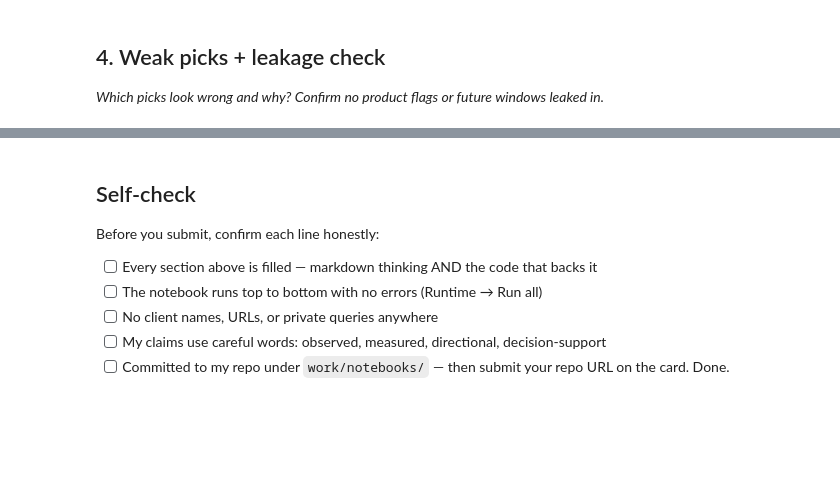
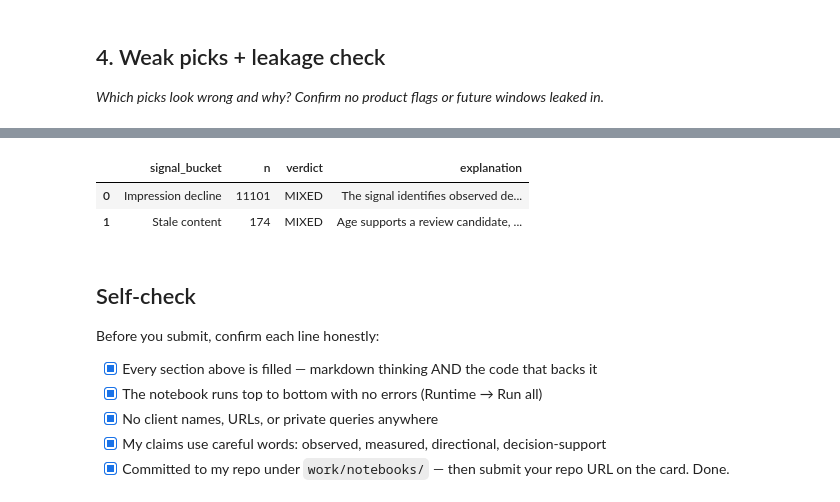
Before and after one commit to Pallavibt/flyrank-ml-internship, a Jupyter notebook: work/notebooks/w04_baseline_score.ipynb, the cells around one changed output, grey strips where cells are left out. Cells and saved outputs as stored; diff of their text form; code cells hidden in the pictures; blank space fills up the shorter version.

```diff
--- a/work/notebooks/w04_baseline_score.ipynb
+++ b/work/notebooks/w04_baseline_score.ipynb
@@ -37,10 +429,50 @@ This skeleton is yours to fill. Work the sections **in order** — each one has
+# %%
+
+# Signal bucket A: substantial observed impression decline
+decline_mask = (
+    (df["impressions_prev_30d"] >= 100)
+    & (df["impression_change_pct"] <= -20)
+)
+
+# Signal bucket B: older content that has not been updated recently
+stale_mask = (
+    (df["content_age_days"] >= 180)
+    & (df["days_since_last_update"] >= 180)
+)
+
+signal_summary = pd.DataFrame([
+    {
+        "signal_bucket": "Impression decline",
+        "n": int(decline_mask.sum()),
+        "verdict": "MIXED",
+        "explanation": (
+            "The signal identifies observed declines, but seasonality, "
+            "demand changes, and measurement issues may also explain them."
+        ),
+    },
+    {
+        "signal_bucket": "Stale content",
+        "n": int(stale_mask.sum()),
+        "verdict": "MIXED",
+        "explanation": (
+            "Age supports a review candidate, but older content is not "
+            "necessarily outdated or in need of a refresh."
+        ),
+    },
+])
+
+display(signal_summary)
+# %% [output]
+|  | signal_bucket | n | verdict | explanation |
+| 0 | Impression decline | 11101 | MIXED | The signal identifies observed de... |
+| 1 | Stale content | 174 | MIXED | Age supports a review candidate, ... |
 # %% [markdown]
 ## Self-check
 
 Before you submit, confirm each line honestly:
 
-- [ ] Every section above is filled — markdown thinking AND the code that backs it
-- [ ] The notebook runs top to bottom with no errors (Runtime → Run all)
-- [ ] No client names, URLs, or private queries anywhere
-- [ ] My claims use careful words: observed, measured, directional, decision-support
-- [ ] Committed to my repo under `work/notebooks/` — then submit your repo URL on the card. Done.
+- [x] Every section above is filled — markdown thinking AND the code that backs it
+- [x] The notebook runs top to bottom with no errors (Runtime → Run all)
+- [x] No client names, URLs, or private queries anywhere
+- [x] My claims use careful words: observed, measured, directional, decision-support
+- [x] Committed to my repo under `work/notebooks/` — then submit your repo URL on the card. Done.
```
Also changed, not shown: parts of 13 cells of this notebook.
